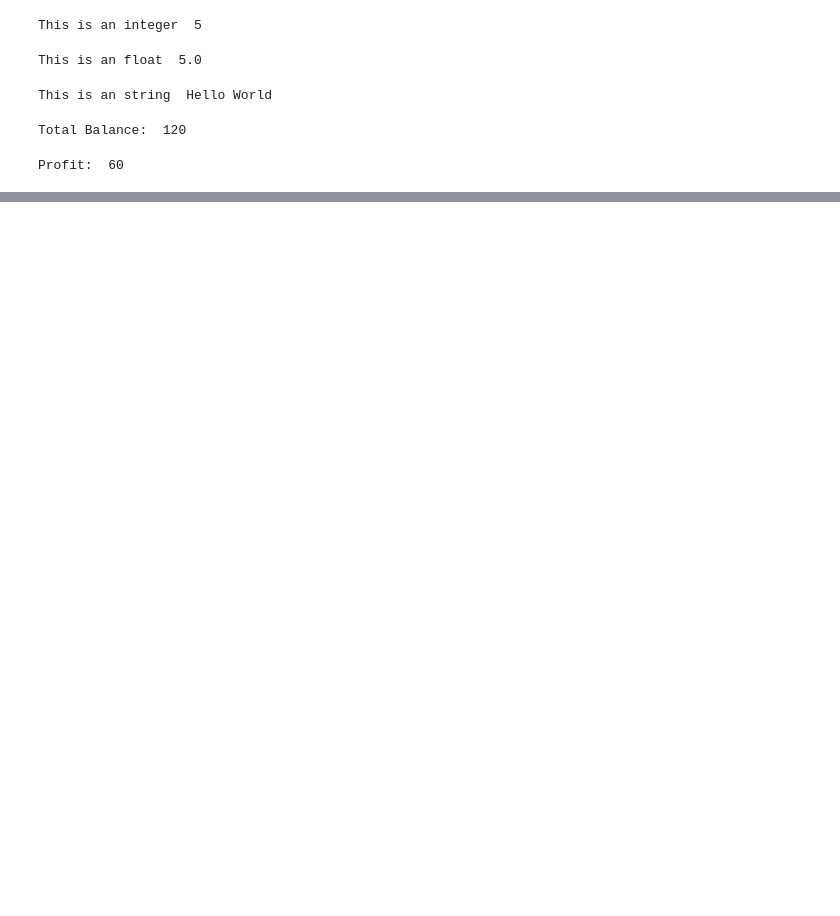
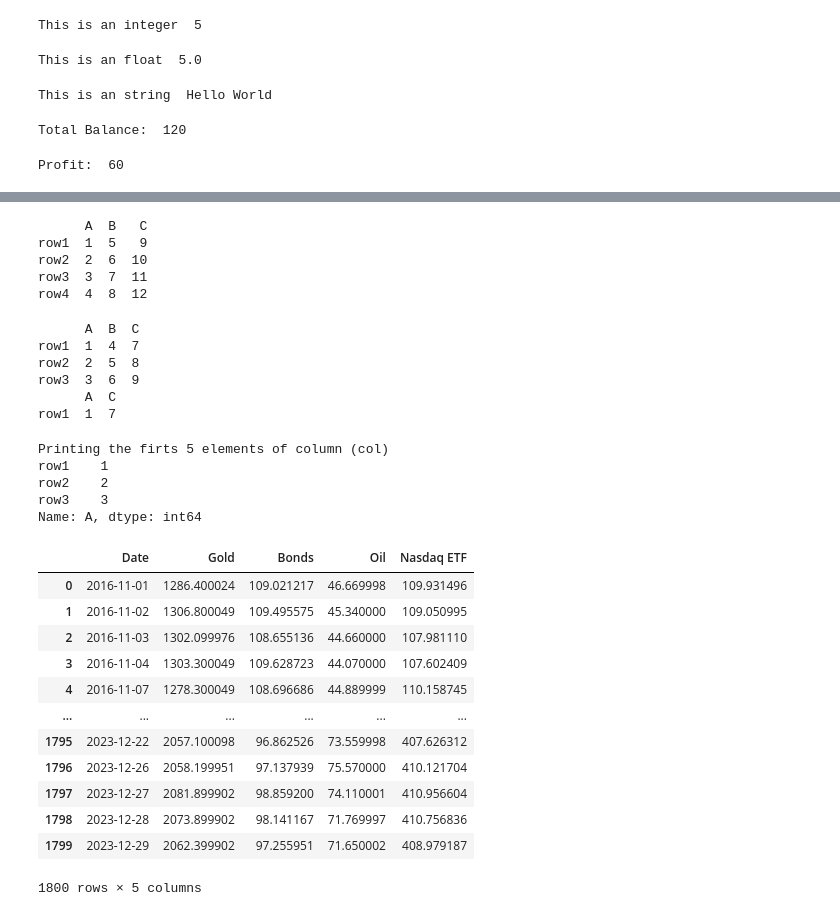
Before and after one commit to TKssk01/aiinfinance, a Jupyter notebook: Class/practice.ipynb, the cells around one changed output, grey strips where cells are left out. Saved outputs shown, nothing was run; the diff lists cells and outputs as text; code cells hidden in the pictures; blank space fills up the shorter version.

```diff
--- a/Class/practice.ipynb
+++ b/Class/practice.ipynb
@@ -36,0 +396,64 @@ customer_satisfaction = 4.7
+# %%
+data = {
+    "A": [1, 2, 3, 4],
+    "B": [5, 6, 7, 8],
+    "C": [9, 10, 11, 12]
+}
+# インデックスをリストとして指定
+df = pd.DataFrame(data, index=["row1", "row2", "row3", "row4"])
+print(df)
+# %% [output]
+      A  B   C
+row1  1  5   9
+row2  2  6  10
+row3  3  7  11
+row4  4  8  12
+# %%
+import pandas as pd
+
+# サンプルDataFrameの作成
+df = pd.DataFrame({
+    'A': [1, 2, 3],
+    'B': [4, 5, 6],
+    'C': [7, 8, 9]
+}, index=['row1', 'row2', 'row3'])
+# DataFrameの確認
+print(df)
+# locを使って行と列を選択
+result = df.loc[['row1'], ['A', 'C']]
+print(result)
+# %% [output]
+      A  B  C
+row1  1  4  7
+row2  2  5  8
+row3  3  6  9
+      A  C
+row1  1  7
+# %%
+col = 'A'
+column = df[col]
+print(f"Printing the firts 5 elements of column (col)")
+print(column[:5])
+# %% [output]
+Printing the firts 5 elements of column (col)
+row1    1
+row2    2
+row3    3
+Name: A, dtype: int64
+# %%
+data_frame = pd.read_csv("./financial_data.csv")
+data_frame
+# %% [output]
+|  | Date | Gold | Bonds | Oil | Nasdaq ETF |
+| 0 | 2016-11-01 | 1286.400024 | 109.021217 | 46.669998 | 109.931496 |
+| 1 | 2016-11-02 | 1306.800049 | 109.495575 | 45.340000 | 109.050995 |
+| 2 | 2016-11-03 | 1302.099976 | 108.655136 | 44.660000 | 107.981110 |
+| 3 | 2016-11-04 | 1303.300049 | 109.628723 | 44.070000 | 107.602409 |
+| 4 | 2016-11-07 | 1278.300049 | 108.696686 | 44.889999 | 110.158745 |
+| ... | ... | ... | ... | ... | ... |
+| 1795 | 2023-12-22 | 2057.100098 | 96.862526 | 73.559998 | 407.626312 |
+| 1796 | 2023-12-26 | 2058.199951 | 97.137939 | 75.570000 | 410.121704 |
+| 1797 | 2023-12-27 | 2081.899902 | 98.859200 | 74.110001 | 410.956604 |
+| 1798 | 2023-12-28 | 2073.899902 | 98.141167 | 71.769997 | 410.756836 |
+| 1799 | 2023-12-29 | 2062.399902 | 97.255951 | 71.650002 | 408.979187 |
+1800 rows × 5 columns
```
Also changed, not shown: parts of 58 cells of this notebook, 26 other files.
